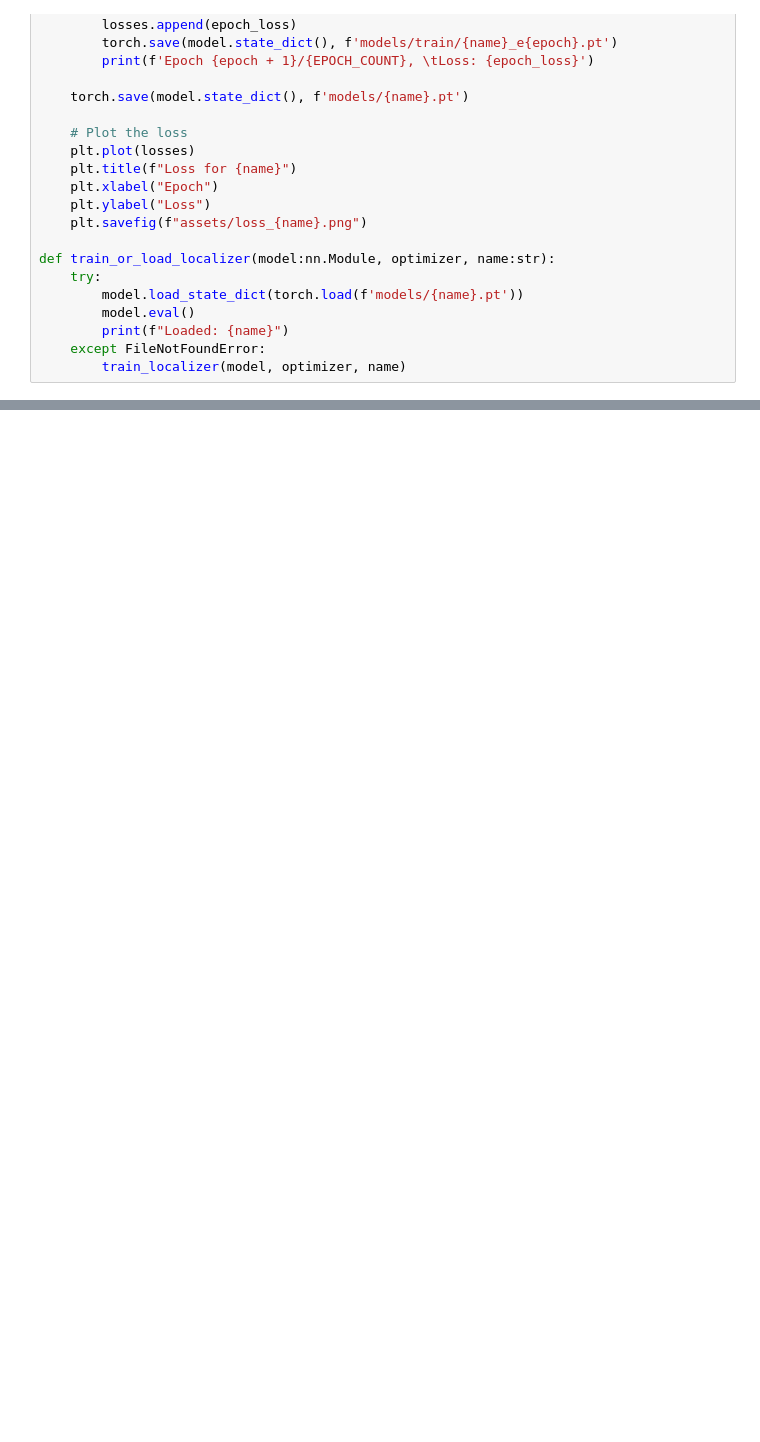
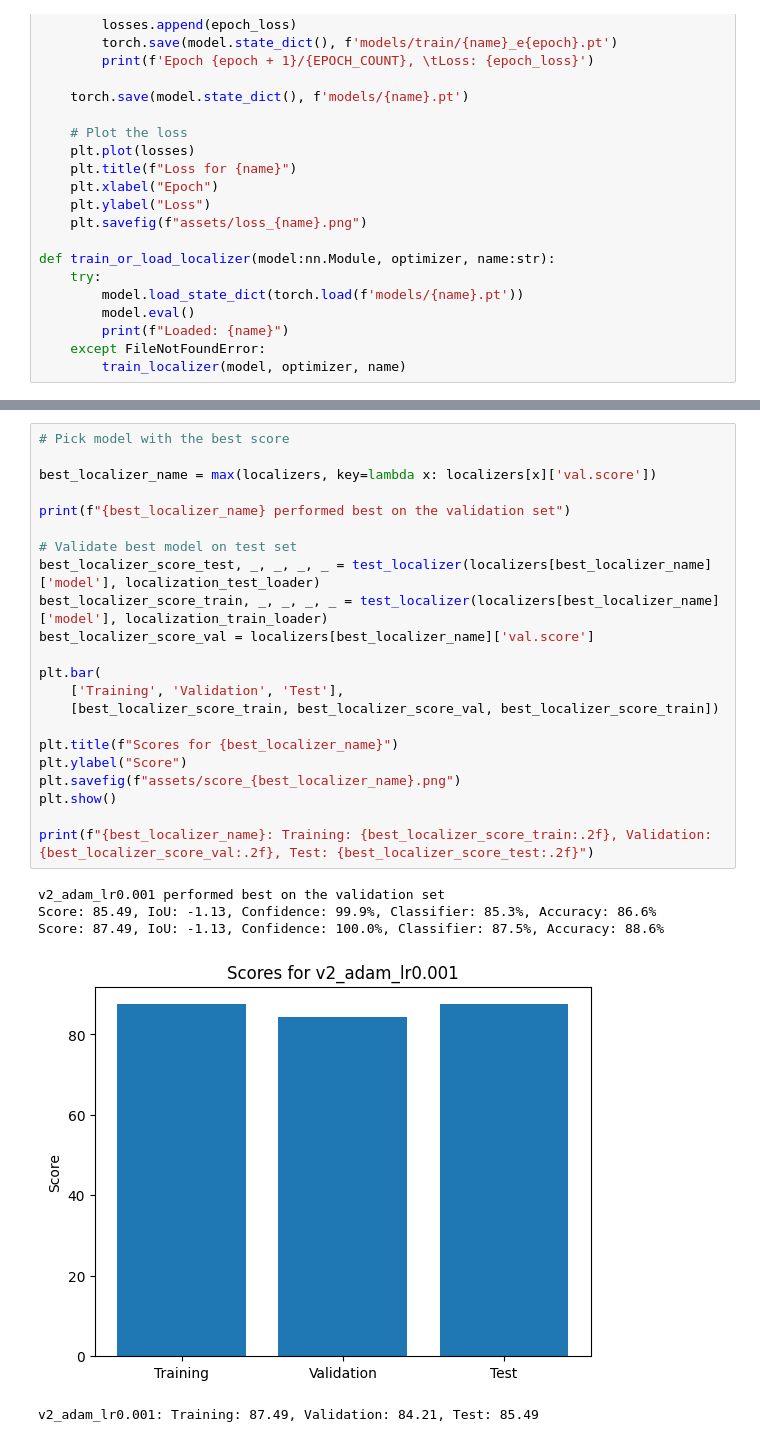
Before and after one commit to MatsM16/uib.inf265.project2, a Jupyter notebook: cnn.ipynb, the cells around one changed output, grey strips where cells are left out. Saved outputs shown, nothing was run; the diff lists cells and outputs as text; blank space fills up the shorter version.

```diff
--- a/cnn.ipynb
+++ b/cnn.ipynb
@@ -155,0 +347,28 @@ train_or_load_localizer(v3, v3_optimizer, "v3_adam_lr0.001_wd0.001")
+# %%
+# Pick model with the best score
+
+best_localizer_name = max(localizers, key=lambda x: localizers[x]['val.score'])
+
+print(f"{best_localizer_name} performed best on the validation set")
+
+# Validate best model on test set
+best_localizer_score_test, _, _, _, _ = test_localizer(localizers[best_localizer_name]['model'], localization_test_loader)
+best_localizer_score_train, _, _, _, _ = test_localizer(localizers[best_localizer_name]['model'], localization_train_loader)
+best_localizer_score_val = localizers[best_localizer_name]['val.score']
+
+plt.bar(
+    ['Training', 'Validation', 'Test'],
+    [best_localizer_score_train, best_localizer_score_val, best_localizer_score_train])
+
+plt.title(f"Scores for {best_localizer_name}")
+plt.ylabel("Score")
+plt.savefig(f"assets/score_{best_localizer_name}.png")
+plt.show()
+
+print(f"{best_localizer_name}: Training: {best_localizer_score_train:.2f}, Validation: {best_localizer_score_val:.2f}, Test: {best_localizer_score_test:.2f}")
+# %% [output]
+v2_adam_lr0.001 performed best on the validation set
+Score: 85.49, IoU: -1.13, Confidence: 99.9%, Classifier: 85.3%, Accuracy: 86.6%
+Score: 87.49, IoU: -1.13, Confidence: 100.0%, Classifier: 87.5%, Accuracy: 88.6%
+[figure, added]
+v2_adam_lr0.001: Training: 87.49, Validation: 84.21, Test: 85.49
```
Also changed, not shown: parts of 12 cells of this notebook, 8 other files.
